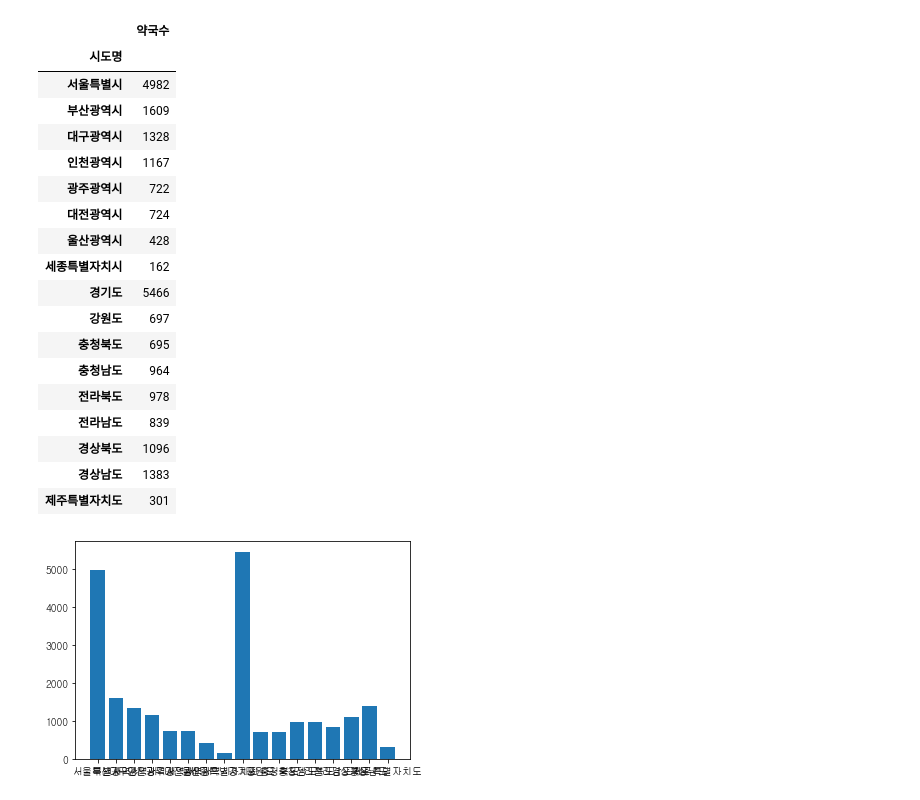
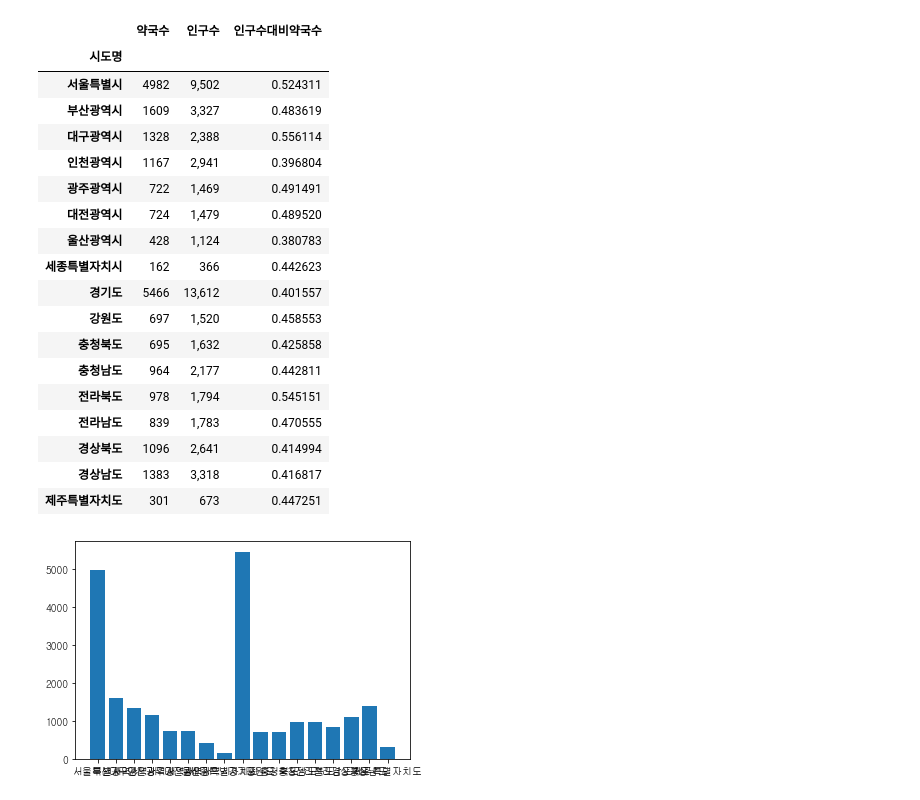
Before and after one commit to DaDa0013/Location_anaysis, a Jupyter notebook: 화상투약기_data/코드폴더/지역선정하기/약국 수.ipynb, the cells around one changed output. Drawn from its saved outputs; the diff is of its cells as text; code cells hidden in the pictures.

```diff
--- a/화상투약기_data/코드폴더/지역선정하기/약국 수.ipynb
+++ b/화상투약기_data/코드폴더/지역선정하기/약국 수.ipynb
@@ -5,29 +5,29 @@ import pandas as pd
 import matplotlib.pyplot as plt
 import seaborn as sns
 # %%
-number = pd.read_csv('시도별_약국수.csv',encoding='CP949')
+number = pd.read_csv('./지역선정데이터/시도별_약국수_인구 수 대비.csv',encoding='CP949')
 number = number.set_index('시도명')
 number
 # %% [output]
-|  | 약국수 |
-| 시도명 |  |
-| 서울특별시 | 4982 |
-| 부산광역시 | 1609 |
-| 대구광역시 | 1328 |
-| 인천광역시 | 1167 |
-| 광주광역시 | 722 |
-| 대전광역시 | 724 |
-| 울산광역시 | 428 |
-| 세종특별자치시 | 162 |
-| 경기도 | 5466 |
-| 강원도 | 697 |
-| 충청북도 | 695 |
-| 충청남도 | 964 |
-| 전라북도 | 978 |
-| 전라남도 | 839 |
-| 경상북도 | 1096 |
-| 경상남도 | 1383 |
-| 제주특별자치도 | 301 |
+|  | 약국수 | 인구수 | 인구수대비약국수 |
+| 시도명 |  |  |  |
+| 서울특별시 | 4982 | 9,502 | 0.524311 |
+| 부산광역시 | 1609 | 3,327 | 0.483619 |
+| 대구광역시 | 1328 | 2,388 | 0.556114 |
+| 인천광역시 | 1167 | 2,941 | 0.396804 |
+| 광주광역시 | 722 | 1,469 | 0.491491 |
+| 대전광역시 | 724 | 1,479 | 0.489520 |
+| 울산광역시 | 428 | 1,124 | 0.380783 |
+| 세종특별자치시 | 162 | 366 | 0.442623 |
+| 경기도 | 5466 | 13,612 | 0.401557 |
+| 강원도 | 697 | 1,520 | 0.458553 |
+| 충청북도 | 695 | 1,632 | 0.425858 |
+| 충청남도 | 964 | 2,177 | 0.442811 |
+| 전라북도 | 978 | 1,794 | 0.545151 |
+| 전라남도 | 839 | 1,783 | 0.470555 |
+| 경상북도 | 1096 | 2,641 | 0.414994 |
+| 경상남도 | 1383 | 3,318 | 0.416817 |
+| 제주특별자치도 | 301 | 673 | 0.447251 |
 # %%
 medicine_number = number['약국수']
 # %%
```
Also changed, not shown: parts of 1 cell of this notebook, 5 other files.
